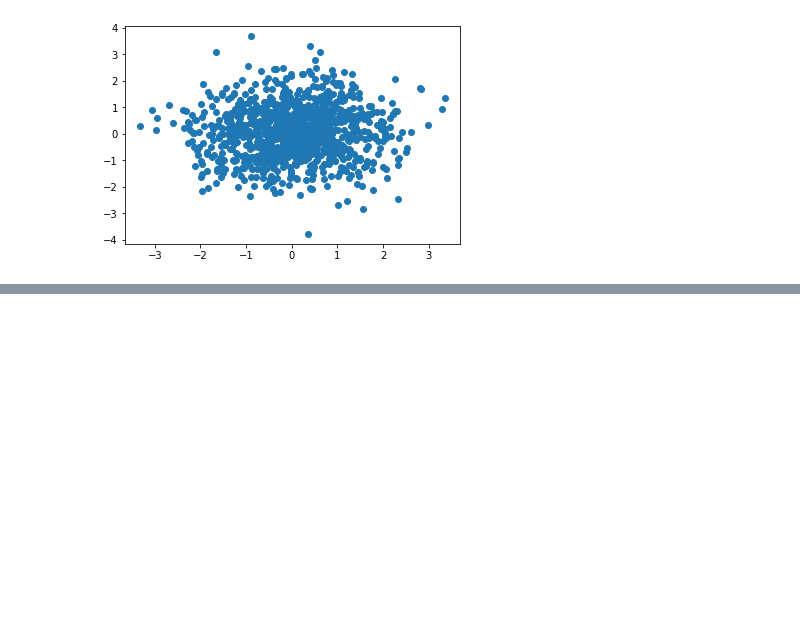
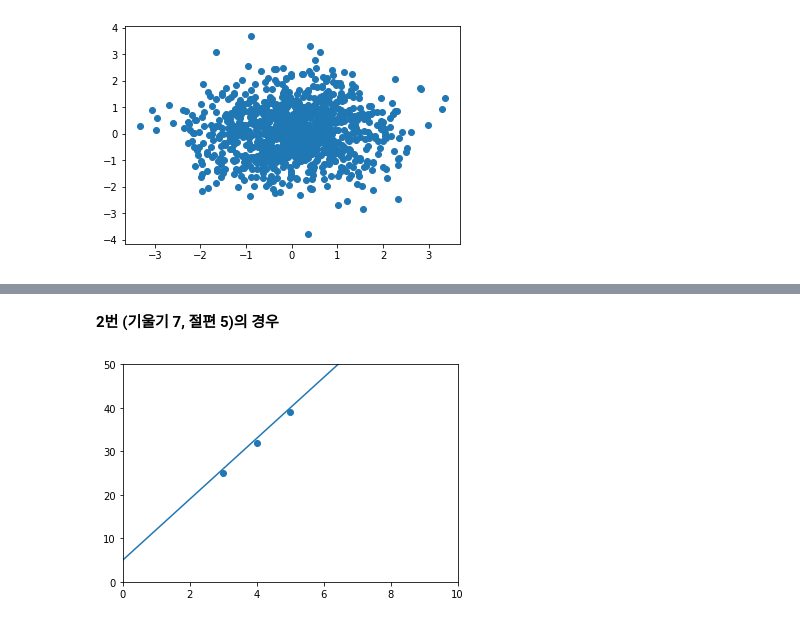
Before and after one commit to lhojun/doit_deep_learning, a Jupyter notebook: DeepLearning_Study.ipynb, the cells around one changed output, grey strips where cells are left out. Saved outputs shown, nothing was run; the diff lists cells and outputs as text; code cells hidden in the pictures; blank space fills up the shorter version.

```diff
--- a/DeepLearning_Study.ipynb
+++ b/DeepLearning_Study.ipynb
@@ -55,0 +108,20 @@ plt.show()
+# %% [markdown]
+**2번 (기울기 7, 절편 5)의 경우**
+# %%
+import matplotlib.pyplot as plt
+
+def y(x):
+  return 7*x + 5
+
+ans_List = list()
+for i in range(0,10):
+  ans_List.append(y(i))
+
+
+plt.scatter([3,4,5],[25,32,39])
+plt.plot(range(0,10),ans_List)
+plt.xlim([0,10])
+plt.ylim([0,50])
+plt.show()
+# %% [output]
+[figure, added]
```
Also changed, not shown: parts of 15 cells of this notebook.
